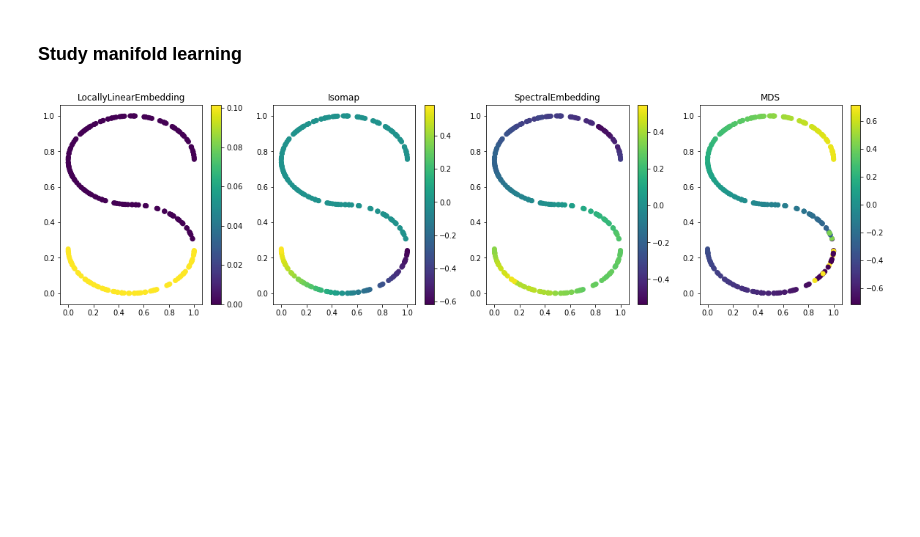
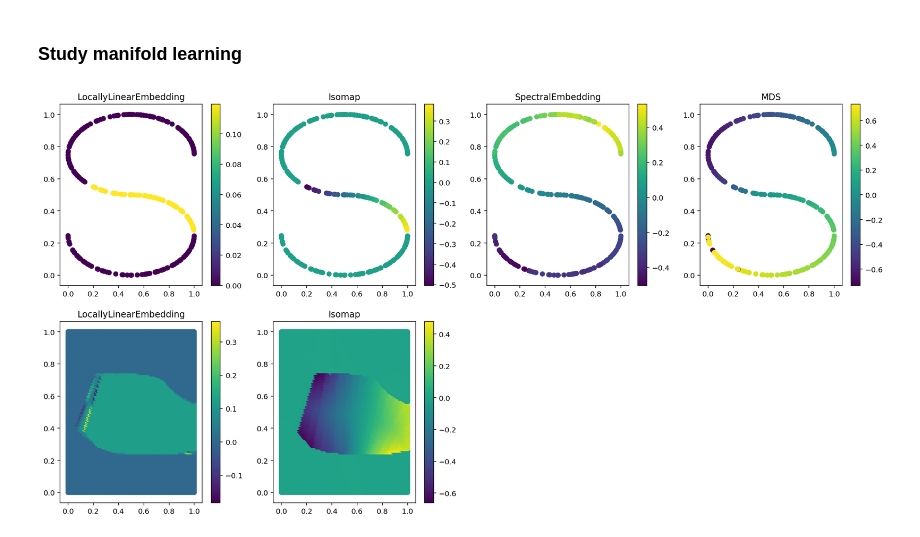
Before and after one commit to tpgillam/notebooks, a Jupyter notebook: manifold_fitting.ipynb, the cells around one changed output. Cells and saved outputs as stored; diff of their text form; code cells hidden in the pictures; blank space fills up the shorter version.

```diff
--- a/manifold_fitting.ipynb
+++ b/manifold_fitting.ipynb
@@ -53,28 +55,45 @@ pyplot.colorbar();
 # %% [markdown]
 ### Study manifold learning
 # %%
+def _make_grid(num_grid_points):
+    ''' Make a 2D grid with the given number of points in each dimension '''
+    x = numpy.linspace(0, 1, num_grid_points)
+    X0, X1 = numpy.asarray(numpy.meshgrid(x, x))
+    return numpy.stack((X0.flatten(), X1.flatten()), axis=1)
+
+
+def _plot_full_embedding(predictor, num_grid_points=100):
+    ''' Given a mapping from X -> t, plot the full embedding '''
+    X_full = _make_grid(100)
+    t_full = predictor(X_full)
+    pyplot.scatter(X_full[:, 0], X_full[:, 1], c=t_full)
+    pyplot.colorbar();
+
+
 models = [
     LocallyLinearEmbedding(n_components=1, method='modified'),
     Isomap(n_components=1),
     # These can only be used with fit_transform
     SpectralEmbedding(n_components=1),
     MDS(n_components=1),
 ]
 
-pyplot.figure(figsize=(20, 5))
+pyplot.figure(figsize=(20, 10))
 
 for i, model in enumerate(models):
     # Suitable for models which only implement fit_transform
     t = model.fit_transform(X)
 
-    # Preferred in all other cases...
-    # model.fit(X)
-    # X = _make_grid(100)
-    # t = model.transform(X)
+    if hasattr(model, 'transform'):
+        # In this case, the model supports transformation of any point in the 2D space onto the 1D surface.
+        # Visualise to see if it makes any sense
+        pyplot.subplot(2, len(models), len(models) + (i + 1))
+        _plot_full_embedding(model.transform)
+        pyplot.title(type(model).__name__)
 
-    pyplot.subplot(1, len(models), i + 1)
+    pyplot.subplot(2, len(models), i + 1)
     pyplot.title(type(model).__name__)
     pyplot.scatter(X[:, 0], X[:, 1], c=t)
     pyplot.colorbar();
 # %% [output]
-[figure, old version]
+[figure, new version]
```
Also changed, not shown: parts of 10 cells of this notebook.
